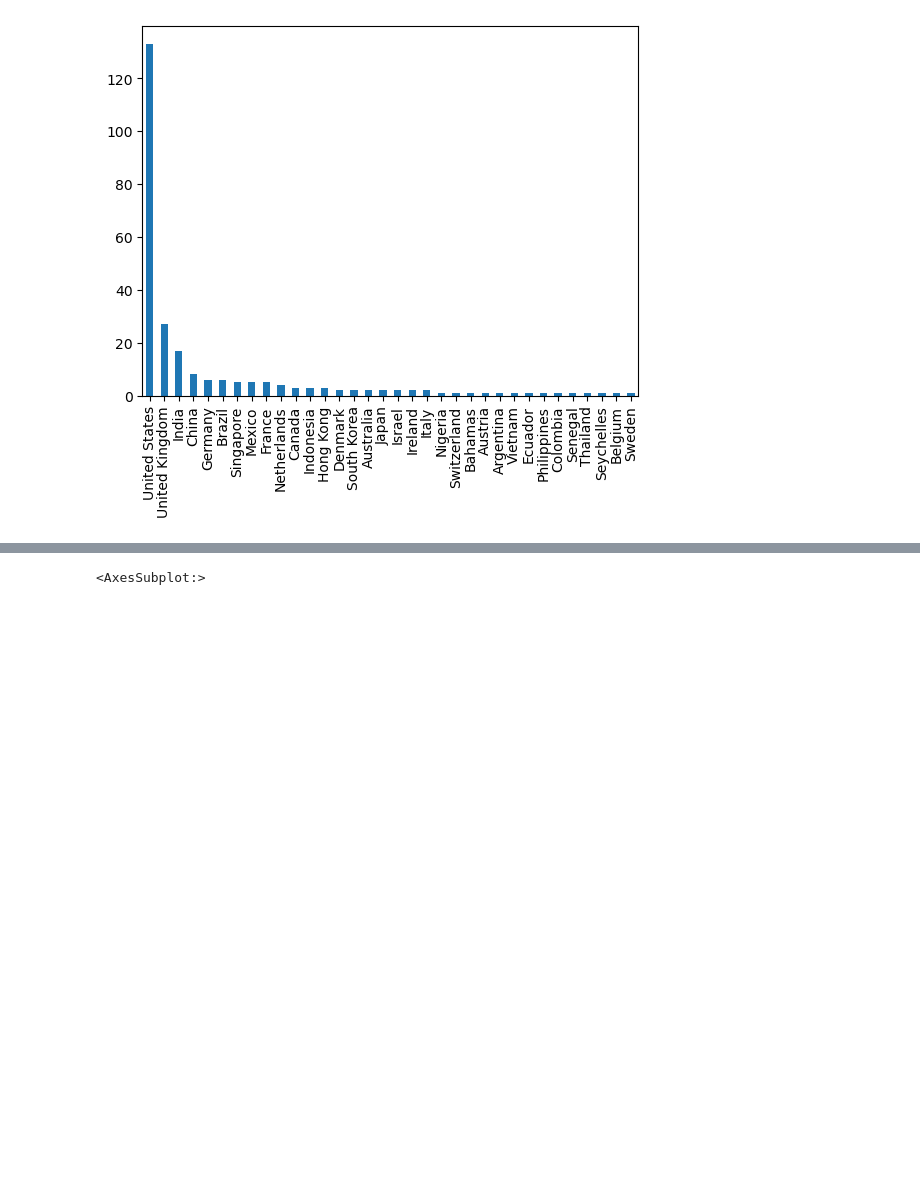
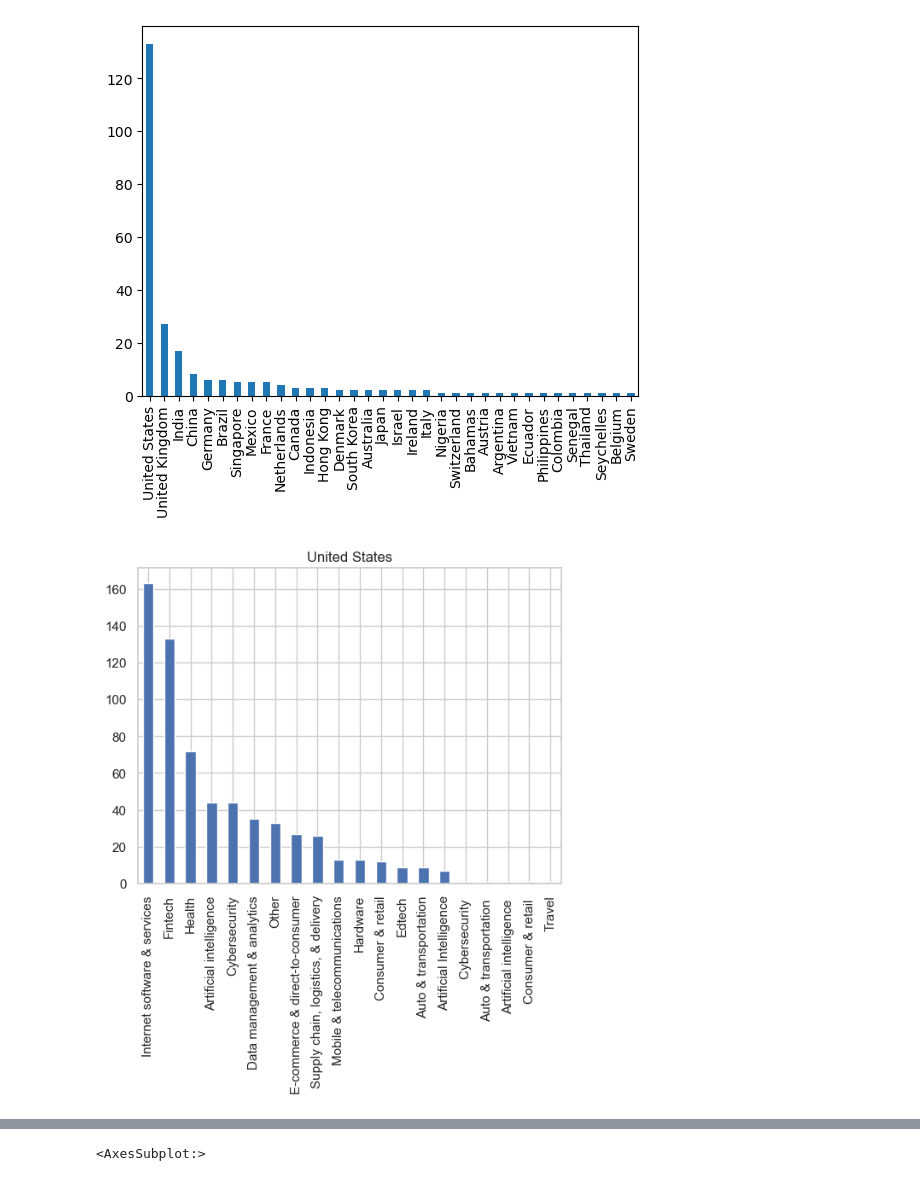
Before and after one commit to amalsalilan/Unicorn-Insights-A-Comprehensive-Data-Analysis-of-Unicorn-Companie, a Jupyter notebook: Notebook.ipynb, the cells around one changed output, grey strips where cells are left out. Drawn from its saved outputs; the diff is of its cells as text; code cells hidden in the pictures; blank space fills up the shorter version.

Commit message:
ploted states

```diff
--- a/Notebook.ipynb
+++ b/Notebook.ipynb
@@ -67,3 +67,10 @@ fintech_df['Country'].value_counts().plot(kind='bar')
 # %% [output]
 <AxesSubplot:>
 [figure]
+# %%
+def industrys_and_country(state):
+    data_ind=data.loc[data.Country.isin([state])]
+    data_ind.Industry.value_counts().plot(kind='bar',title=state)
+industrys_and_country('United States')
+# %% [output]
+[figure, added]
```
Also changed, not shown: parts of 12 cells of this notebook.
